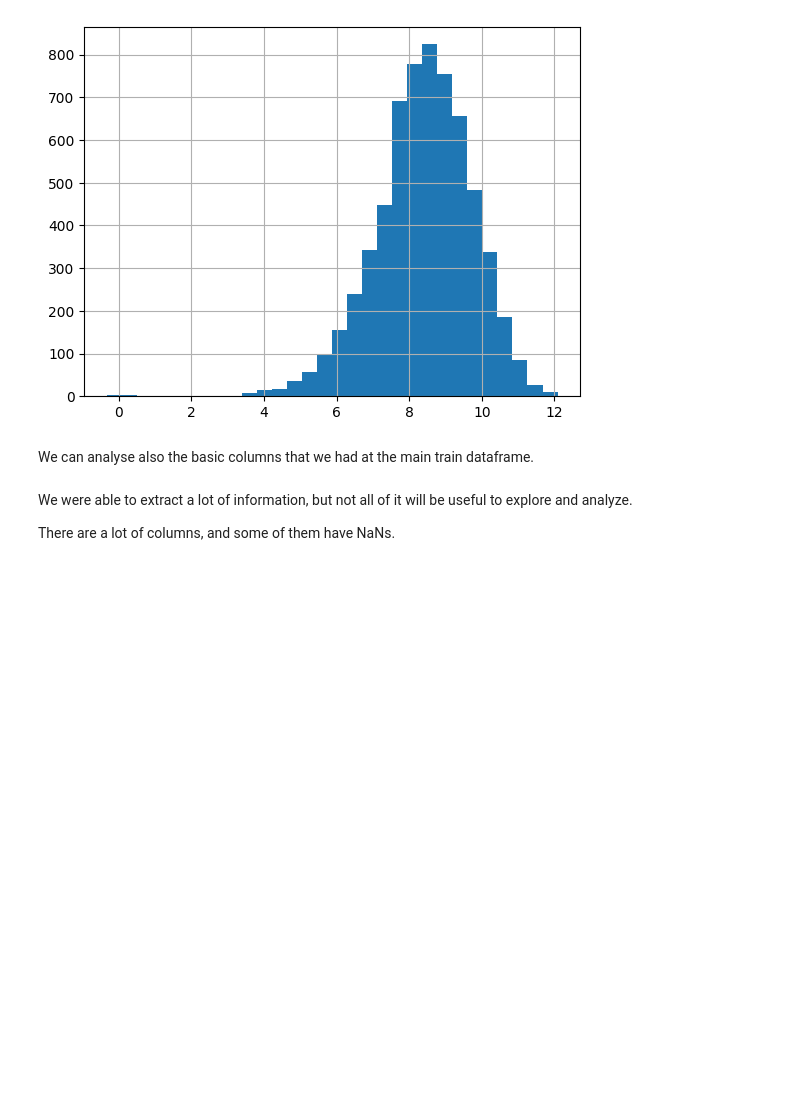
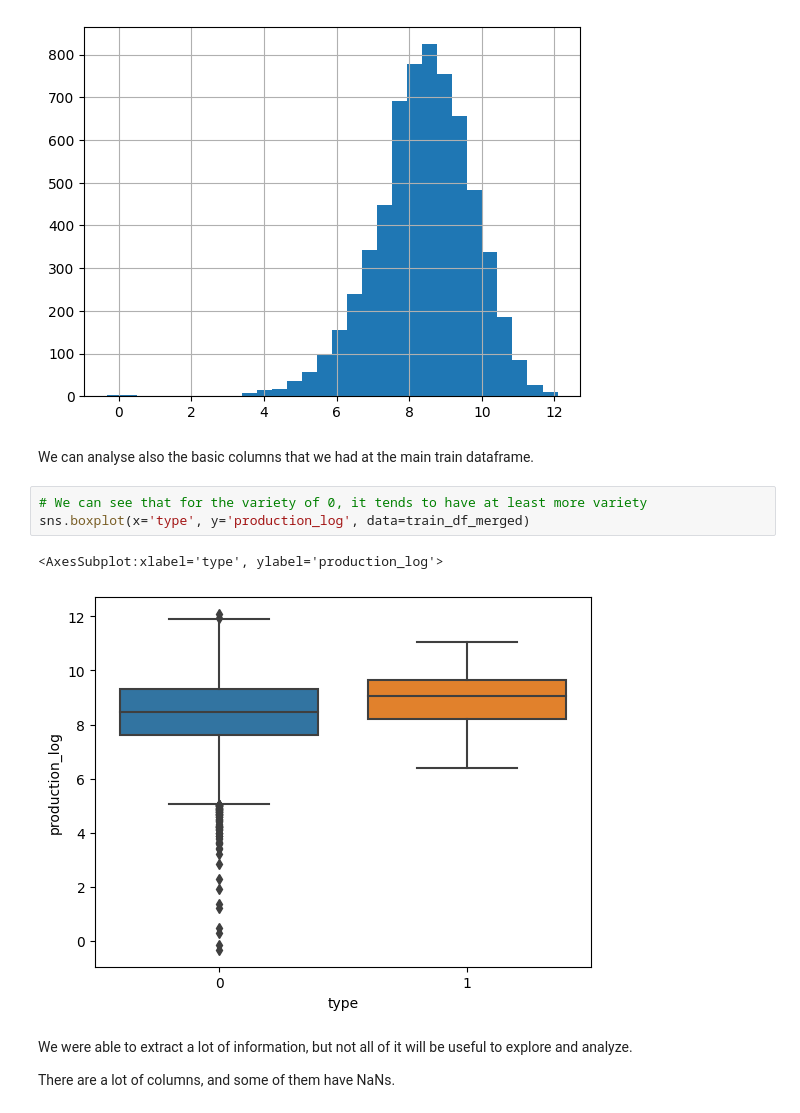
Before and after one commit to Savitar-Hub/sales-forecasting, a Jupyter notebook: wine-production/1. Exploratory Data Analysis.ipynb, the cells around one changed output. Saved outputs shown, nothing was run; the diff lists cells and outputs as text; blank space fills up the shorter version.

Commit message:
[NEW] boxplot type

```diff
--- a/wine-production/1. Exploratory Data Analysis.ipynb
+++ b/wine-production/1. Exploratory Data Analysis.ipynb
@@ -770,6 +771,12 @@ train_df_merged['production_log'].hist(bins=30)
 [figure]
 # %% [markdown]
 We can analyse also the basic columns that we had at the main train dataframe.
+# %%
+# We can see that for the variety of 0, it tends to have at least more variety
+sns.boxplot(x='type', y='production_log', data=train_df_merged)
+# %% [output]
+<AxesSubplot:xlabel='type', ylabel='production_log'>
+[figure, added]
 # %% [markdown]
 We were able to extract a lot of information, but not all of it will be useful to explore and analyze.
 
```
Also changed, not shown: parts of 3 cells of this notebook.
